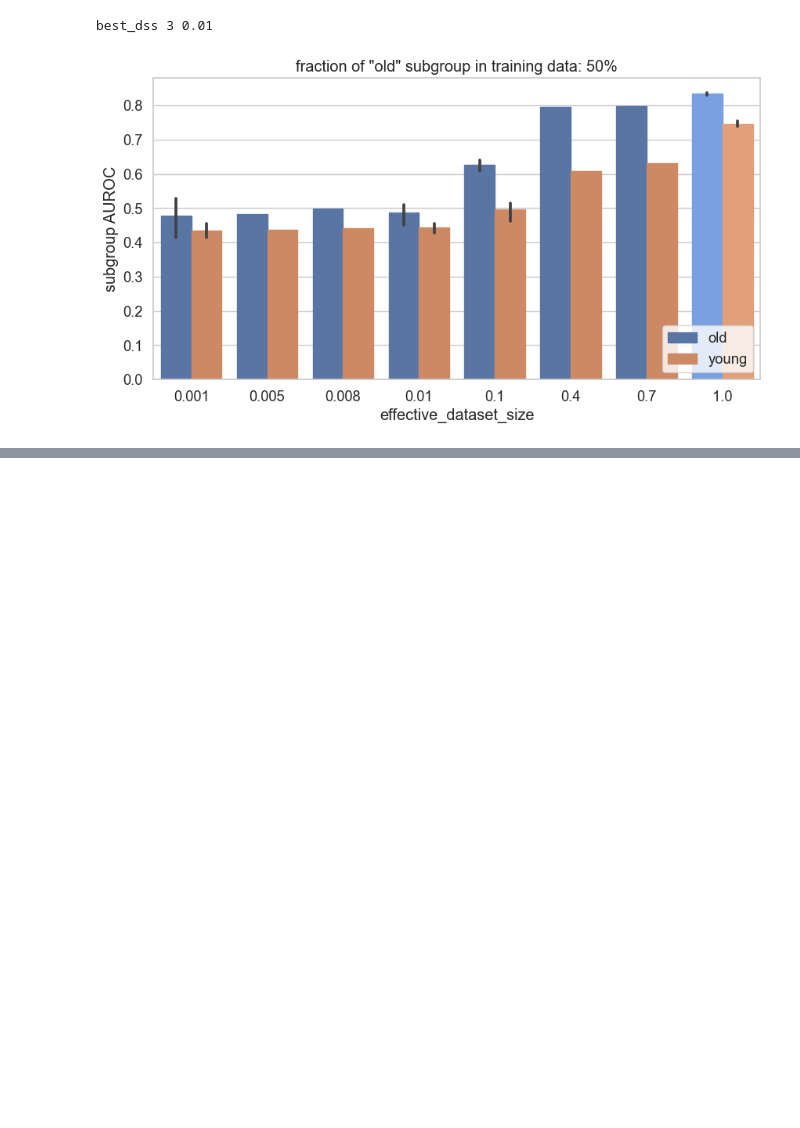
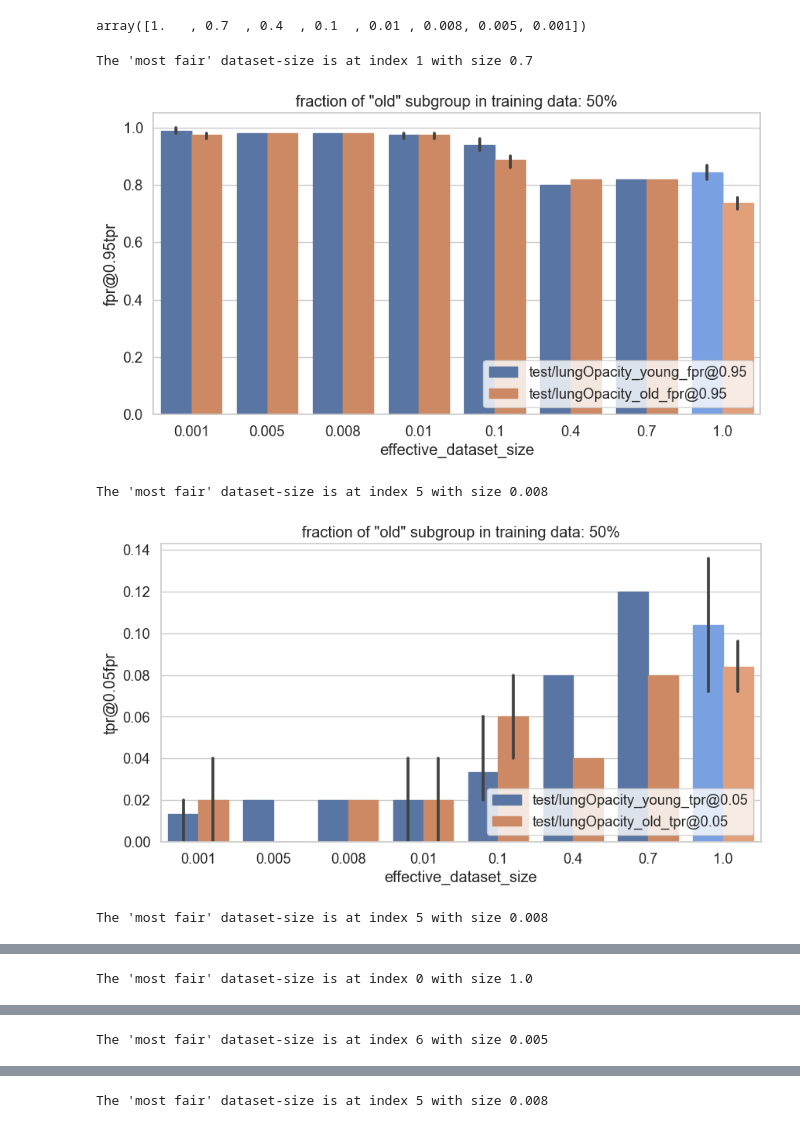
Before and after one commit to JohannesGetzner/fair-uad-with-dp, a Jupyter notebook: src/logs_persist/2023-09-16 11:14:45-FAE-rsna-age-bs512-dss-DP/custom_plot.ipynb, the cells around one changed output, grey strips where cells are left out. Cells and saved outputs as stored; diff of their text form; code cells hidden in the pictures; blank space fills up the shorter version.

```diff
--- a/src/logs_persist/2023-09-16 11:14:45-FAE-rsna-age-bs512-dss-DP/custom_plot.ipynb
+++ b/src/logs_persist/2023-09-16 11:14:45-FAE-rsna-age-bs512-dss-DP/custom_plot.ipynb
@@ -70,3 +69,5 @@ fractions.sort()
 # %%
-# sort df by effective_dataset_size
-df = df.sort_values(by=['effective_dataset_size'])
+sizes = df.effective_dataset_size.unique()
+sizes
+# %% [output]
+array([1.   , 0.7  , 0.4  , 0.1  , 0.01 , 0.008, 0.005, 0.001])
@@ -75,38 +74,41 @@ sizes = df.effective_dataset_size.unique()
+# %%
+def generate_plot(sub, metric):
+    #sub.variable = sub.variable.str.replace(metric[1],groups[1])
+    #sub.variable = sub.variable.str.replace(metric[0],groups[0])
+    sub_sizes = sub.effective_dataset_size.unique()
+    sub = sub.sort_values(by=['variable'], ascending=False)
+    plt.figure(figsize=(10,5))
+    g = sns.barplot(data=sub, x="effective_dataset_size", y="value", hue="variable")
+    custom_colors = ["#5975A4"]*(len(sub_sizes)-1) + ["#79a0e0"] + ["#CC8963"]*(len(sub_sizes)-1) + ["#e1a07a"]
+    for i, bar in enumerate(g.patches):
+        bar.set_color(custom_colors[i])
+    plt.title(f'fraction of "old" subgroup in training data: {0.5*100:.0f}%')
+    plt.xlabel('effective_dataset_size')
+    plt.ylabel(metric[2])
+    plt.legend(loc="lower right")
+    plt.show()
 # %%
-for f in fractions:
-    plt.figure(figsize=(10,5))
-    sub = df[df.protected_attr_percent==f]
-    # group by weight
-    sub_grouped = sub.groupby(['effective_dataset_size','variable']).mean().reset_index()
-    # over all weights get weight with minimum dist between young and old subgroup AUROC
+for metric in metrics:
     min_dist = np.inf
     best_dss = None
     best_dss_max = None
     best_dss_min = None
+    sub = df.loc[df['variable'].isin(metric[0:2])]
     for idx, w in enumerate(sizes):
-        sub_grouped_w = sub_grouped[sub_grouped.effective_dataset_size==w]
-        # compute dist between max and min of value column
-        dist = sub_grouped_w.value.max() - sub_grouped_w.value.min()
+        sub_w = sub[sub.effective_dataset_size==w]
+        dist = sub_w.value.max() - sub_w.value.min()
         if dist < min_dist:
             min_dist = dist
             best_dss = idx
-            best_dss_max = sub_grouped_w.value.max()
-            best_dss_min = sub_grouped_w.value.min()
-    print("best_dss", best_dss, sizes[best_dss])
-    g = sns.barplot(data=sub, x="effective_dataset_size", y="value", hue="variable")
-    # create vertical line at best weight
-    #plt.plot([best_dss, best_dss], [best_dss_min, best_dss_max], color='red', linestyle='-', linewidth=3)
-    # add text at same location
-    custom_colors = ["#5975A4"]*7 + ["#79a0e0"] + ["#CC8963"]*7 + ["#e1a07a"]
-    for i, bar in enumerate(g.patches):
-        bar.set_color(custom_colors[i])
-    #plt.text(best_dss * 1, 0.8, f'min. diff.', fontsize=12, color="red")
-    plt.title(f'fraction of "old" subgroup in training data: {f*100:.0f}%')
-    # set axis labels
-    plt.xlabel('effective_dataset_size')
-    plt.ylabel('subgroup AUROC')
-    plt.legend(loc="lower right")
-    plt.show()
+            best_dss_max = sub_w.value.max()
+            best_dss_min = sub_w.value.min()
+    print("The 'most fair' dataset-size is at index", best_dss, "with size", sizes[best_dss])
+    # sort sub by variable
+    sub = sub.sort_values(by=['variable'], ascending=True)
+    generate_plot(sub, metric)
 # %% [output]
-best_dss 3 0.01
+The 'most fair' dataset-size is at index 1 with size 0.7
-[figure, old version]
+[figure, new version]
+The 'most fair' dataset-size is at index 5 with size 0.008
+[figure, added]
+The 'most fair' dataset-size is at index 5 with size 0.008
@@ -112,0 +116 @@ best_dss 3 0.01
+The 'most fair' dataset-size is at index 0 with size 1.0
@@ -112,0 +118 @@ best_dss 3 0.01
+The 'most fair' dataset-size is at index 6 with size 0.005
@@ -112,0 +120 @@ best_dss 3 0.01
+The 'most fair' dataset-size is at index 5 with size 0.008
```
Also changed, not shown: parts of 11 cells of this notebook, 1 other file.
